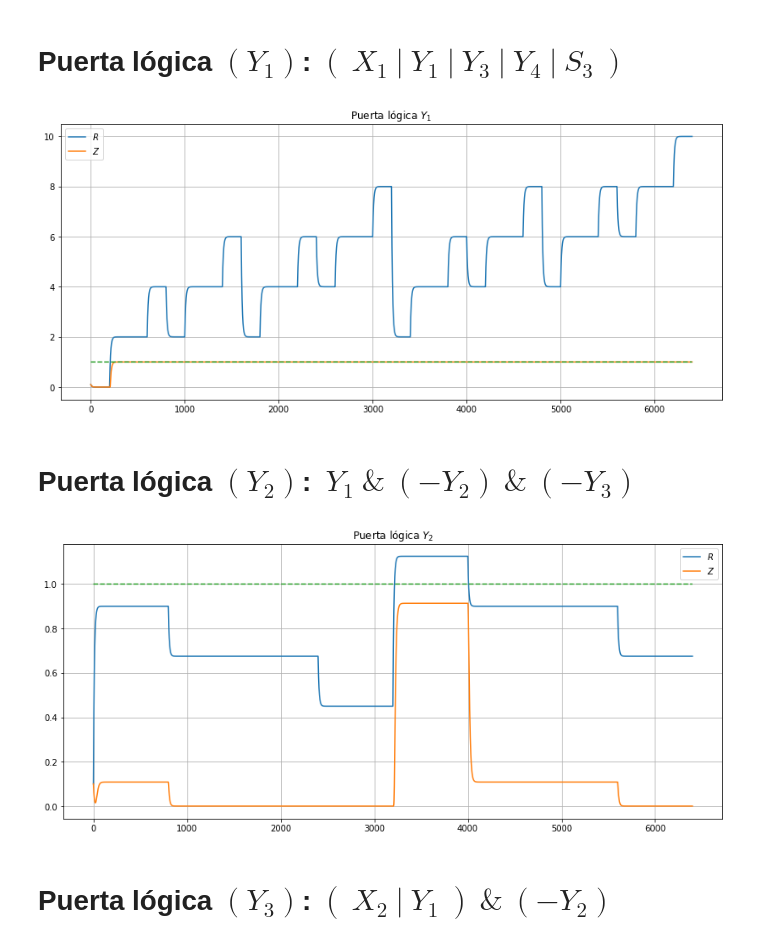
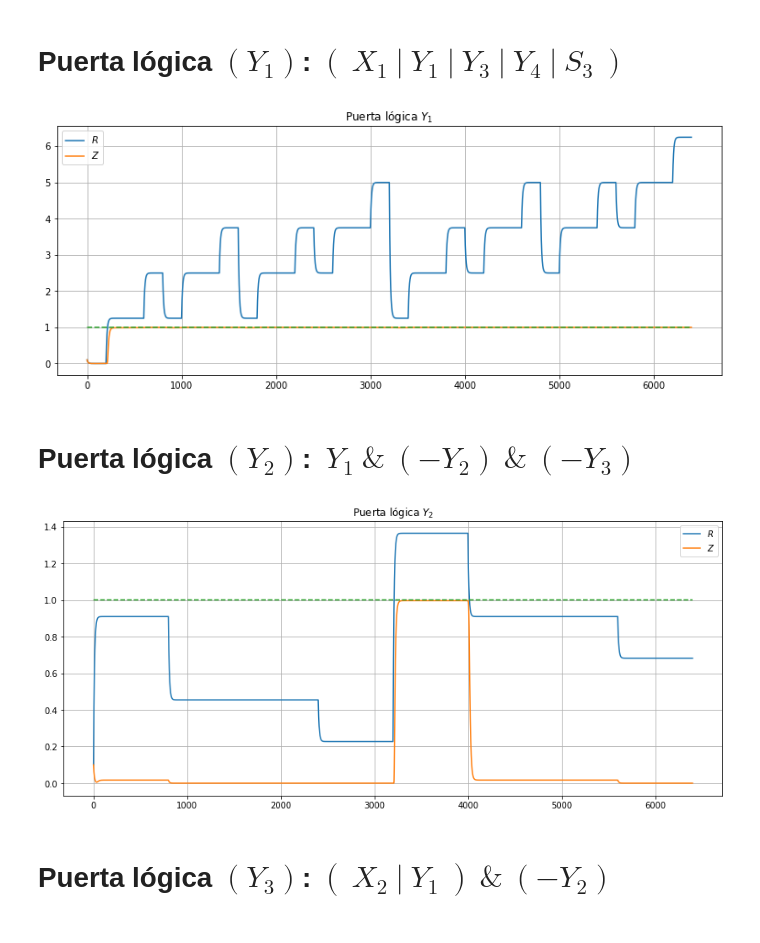
Before and after one commit to joshbrx/biomath_model, a Jupyter notebook: puertas_logicas.ipynb, the cells around one changed output. Cells and saved outputs as stored; diff of their text form; code cells hidden in the pictures.

```diff
--- a/puertas_logicas.ipynb
+++ b/puertas_logicas.ipynb
@@ -61,17 +61,17 @@ def dS_y1(S, i):
     dZ = supr(1, -20, R) - Z
     return np.array([dR, dZ])
 # %%
-n, e = -2, 1/0.25
+n, e = -2, 1/0.4
 labels = ["$R$", "$Z$"]
 
 Pip = RK_solver(S0, dS_y1, t)
-plt.figure(figsize=(14,6))
+plt.figure(figsize=(13, 5))
 for i in range(len(Pip[0])):
     plt.plot(Pip[:,i], label=labels[i])
 plt.plot(X1*0 + 1, "--")
 plt.title("Puerta lógica $Y_1$"); plt.legend(); plt.grid(); plt.show()
 # %% [output]
-[figure, old version]
+[figure, new version]
 # %% [markdown]
 # Puerta lógica $(Y_2)$: $\ Y_1\ \&\ (-Y_2)\ \&\ (-Y_3)$
 # %%
@@ -82,7 +82,6 @@ def dS_y2(S, i):
     return np.array([dR, dZ])
 # %%
-# n, e = -2, 1/2.25
-n, e = -2, 0.45
+n, e = -9, 1/1.10
 labels = ["$R$", "$Z$"]
 
 Pip = RK_solver(S0, dS_y2, t)
@@ -90,10 +89,9 @@ plt.figure(figsize=(14,6))
 for i in range(len(Pip[0])):
     plt.plot(Pip[:,i], label=labels[i])
 plt.plot(X1*0 + 1, "--")
-# plt.plot(X1, "--", label="$X_1$"); plt.plot(X2, "--", label="$X_2$")
 plt.title("Puerta lógica $Y_2$"); plt.legend(); plt.grid(); plt.show()
 # %% [output]
-[figure, old version]
+[figure, new version]
 # %% [markdown]
 # Puerta lógica $(Y_3)$: $(\ X_2\ |\ Y_1\ )\ \&\ (-Y_2)$
 # %%
```
Also changed, not shown: parts of 8 cells of this notebook.
